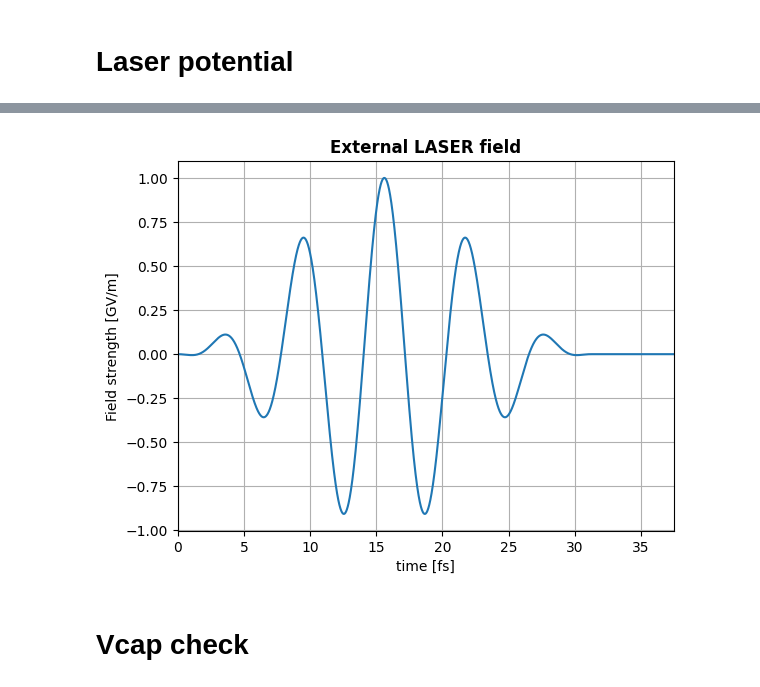
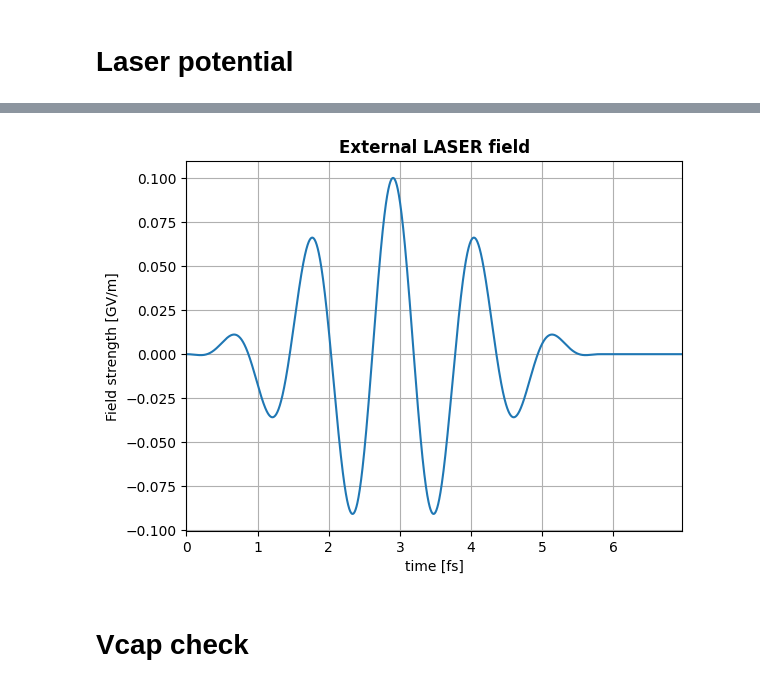
Before and after one commit to magashegyi/testrepo, a Jupyter notebook: test_time_evolution.ipynb, the cells around one changed output, grey strips where cells are left out. Drawn from its saved outputs; the diff is of its cells as text; code cells hidden in the pictures.

```diff
--- a/test_time_evolution.ipynb
+++ b/test_time_evolution.ipynb
@@ -26,17 +46,17 @@ print(dx*unit_sys.length_unit.to('nm'))
 # %% [markdown]
 ### Spatial grid
 # %%
-import numpy as np
-
-uxgrid_num = 16*1024
-#uxgrid_dx = dx
-uxgrid_width=uxgrid_num*dx
-#uxgrid = np.arange( -uxgrid_width/2 , uxgrid_width/2, uxgrid_dx)
-uxgrid,uxgrid_dx = np.linspace(-uxgrid_width/2, uxgrid_width/2, uxgrid_num, retstep=True)
-print(uxgrid_num, uxgrid_dx, uxgrid_width)
+uxgrid = sim_grid.x.values
 
 print(type(uxgrid))
-print(uxgrid.min(), uxgrid.max(), uxgrid[1]-uxgrid[0],uxgrid.size,dx)
+uxgrid_dx = sim_grid.x.delta
+uxgrid_width = sim_grid.x.width
+uxgrid_num = sim_grid.x.num
+
+print("Spatial grid:")
+print(uxgrid_num, uxgrid_dx, uxgrid_width)
+print(type(uxgrid))
+print(uxgrid.min(), uxgrid.max(), uxgrid[1]-uxgrid[0], uxgrid.size)
 print(uxgrid_width)
 print(uxgrid_width*unit_sys.length_unit.to('nm'))
 # %% [output]
@@ -74,0 +89,11 @@ print(utgrid_dt)
+# %%
+t_start=sim_grid.t.start
+t_stop=sim_grid.t.stop
+t_num=sim_grid.t.num
+
+utgrid = sim_grid.t.values
+utgrid_dt = sim_grid.t.delta
+
+print(uxgrid_dx**2)
+print(utgrid_dt)
+print(f"Temporal grid: {t_num} points from {t_start} to {t_stop}")
@@ -297,9 +326,11 @@ plt.show()
 # Laser potential
 # %%
 spot_size_nm = 800 # in nm
-magnitude_of_electric_field_vm = 1.0 # in GV/m
+magnitude_of_electric_field_gvm = 0.1 # in GV/m
 central_wavelength_nm = 800 # in nm
 # %%
+import numpy as np
+
 central_wavelength = central_wavelength_nm*unit_sys.convert_length_from("nm")
 print(central_wavelength)
 
@@ -316,7 +347,7 @@ s_max = 0.5*spot_size_nm*unit_sys.convert_length_from("nm")
 print("spot size:",s_min,s_max)
 
 
-magnitude = magnitude_of_electric_field_vm*unit_sys.convert_electric_field_from("GV/m")
+magnitude = magnitude_of_electric_field_gvm*unit_sys.convert_electric_field_from("GV/m")
 print(magnitude)
 
 beta=0.2
@@ -373,15 +404,15 @@ plt.show()
 # %%
-plt.plot(utgrid*unit_sys.time_unit.to('fs').magnitude,\
+plt.plot(utgrid,\
           laserpot.value_at(0.0,utgrid)*unit_sys.electric_field_unit.to('GV/m'),\
           label="laser")
 plt.xlabel("time [fs]")
 plt.ylabel("Field strength [GV/m]")
 plt.title('External LASER field', fontweight ="bold")
-plt.xlim(0,1.2*laserpot.temporal_width*unit_sys.time_unit.to('fs').magnitude)
+plt.xlim(0,1.2*laserpot.temporal_width)
 plt.grid()
 plt.show()
 # %% [output]
-[figure, old version]
+[figure, new version]
 # %% [markdown]
 # Vcap check
 # %% [markdown]
```
Also changed, not shown: parts of 31 cells of this notebook, 6 other files.
